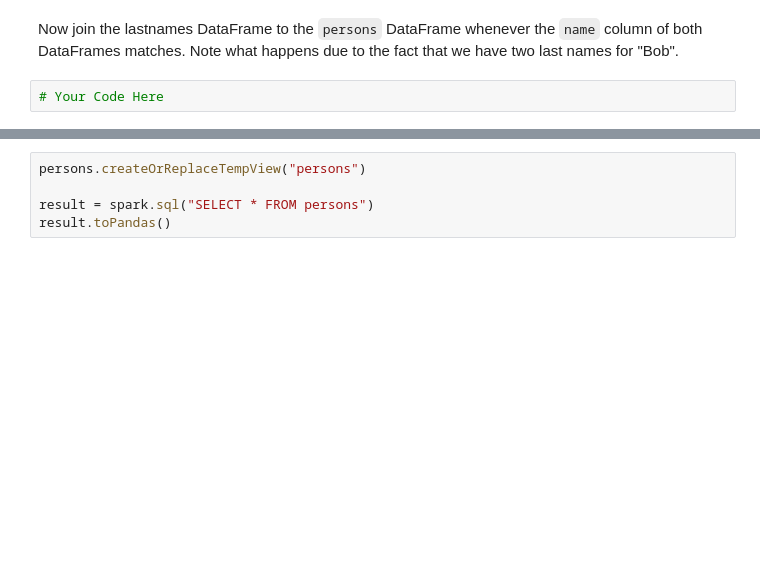
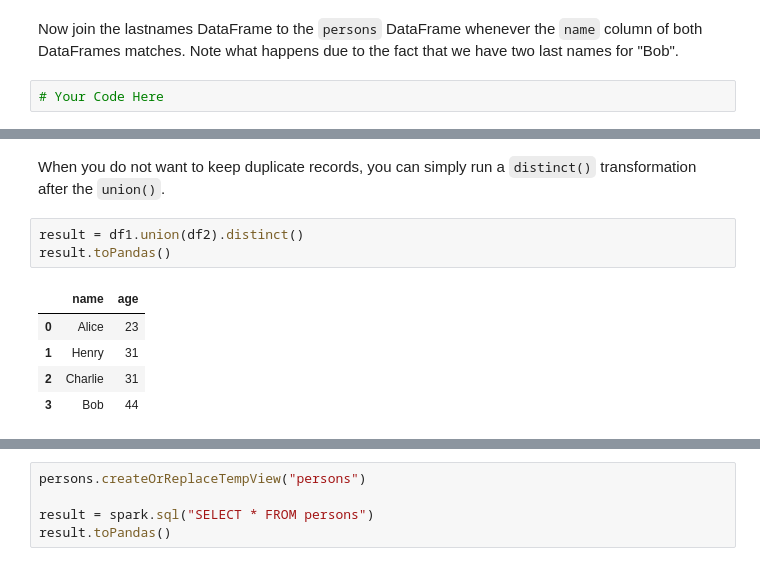
Before and after one commit to dimajix/spark-training, a Jupyter notebook: spark-python/jupyter-pyspark/PySpark DataFrame Full.ipynb, the cells around one changed output, grey strips where cells are left out. Drawn from its saved outputs; the diff is of its cells as text; blank space fills up the shorter version.

```diff
--- a/spark-python/jupyter-pyspark/PySpark DataFrame Full.ipynb
+++ b/spark-python/jupyter-pyspark/PySpark DataFrame Full.ipynb
@@ -634,0 +668,11 @@ Now join the lastnames DataFrame to the `persons` DataFrame whenever the `name`
+# %% [markdown]
+When you do not want to keep duplicate records, you can simply run a `distinct()` transformation after the `union()`.
+# %%
+result = df1.union(df2).distinct()
+result.toPandas()
+# %% [output]
+|  | name | age |
+| 0 | Alice | 23 |
+| 1 | Henry | 31 |
+| 2 | Charlie | 31 |
+| 3 | Bob | 44 |
```
Also changed, not shown: parts of 27 cells of this notebook, 2 other files.
